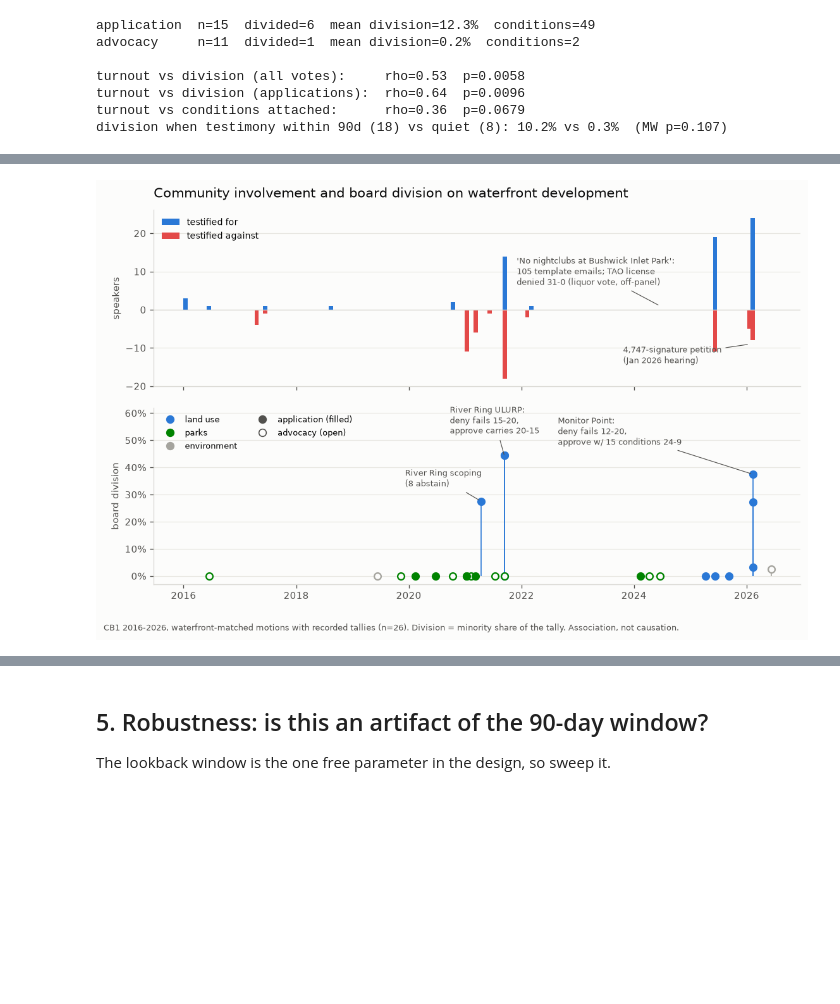
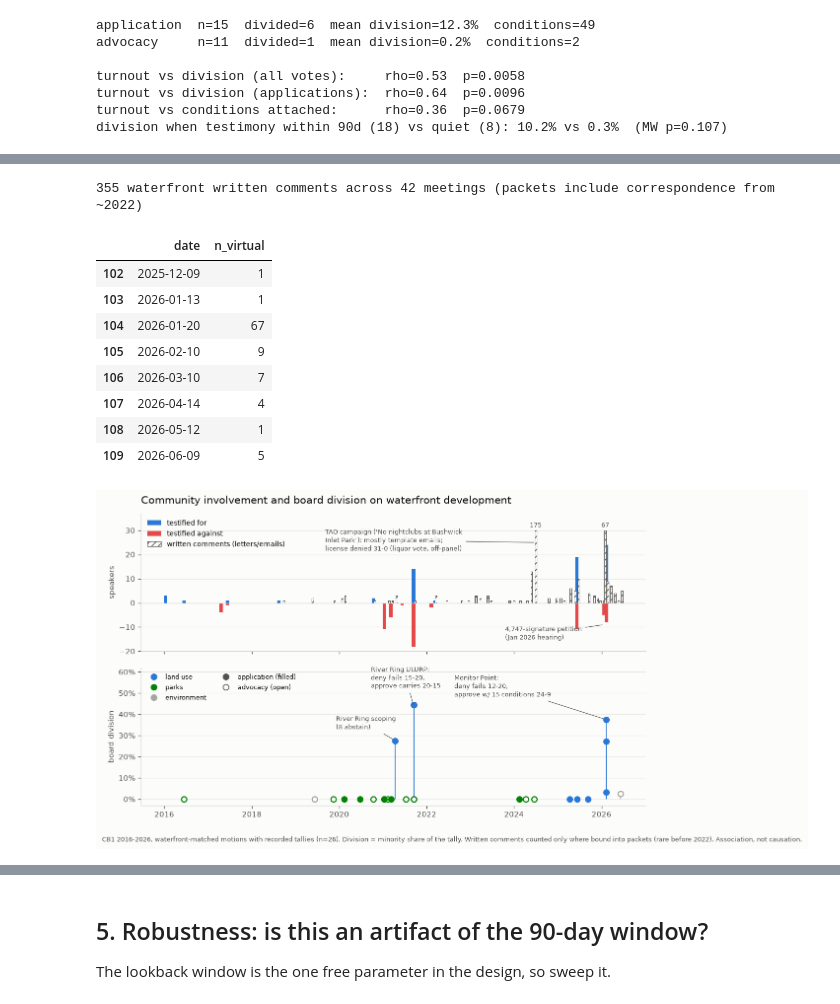
Before and after one commit to blowenstein0/cb1_data_analysis, a Jupyter notebook: analysis/does_showing_up_work.ipynb, the cells around one changed output, grey strips where cells are left out. Cells and saved outputs as stored; diff of their text form; code cells hidden in the pictures; blank space fills up the shorter version.

```diff
--- a/analysis/does_showing_up_work.ipynb
+++ b/analysis/does_showing_up_work.ipynb
@@ -266,3 +280,58 @@ division when testimony within 90d (18) vs quiet (8): 10.2% vs 0.3%  (MW p=0.107
+# %%
+import json
+from pathlib import Path
+
+_meet = json.loads(Path("../data/meetings.json").read_text())["meetings"]
+BOUND = re.compile(
+    r"From: [A-Z][A-Za-z .\u2019'-]{3,40}? Sent: |"
+    r"Dear (?:Chair|Chairperson|Community Board|CB ?1|Members|Board|Mr\.|Ms\.|"
+    r"Sir|Madam|District Manager)|To Whom It May Concern", re.I)
+WFC = re.compile(r"bushwick inlet|monitor point|river ring|quay|65 commercial|"
+                 r"waterfront|esplanade|demapp|inlet park|marsha p", re.I)
+
+_ocr = {}
+for _of in Path("../data/interim/ocr").glob("*.txt"):
+    sha, p = _of.stem.rsplit("-p", 1)
+    _ocr.setdefault(sha, []).append((int(p), _of))
+
+rows = []
+for mid, m in _meet.items():
+    att = ""
+    for f in m["files"]:
+        sha = f["sha256"]
+        sf = Path(f"../data/interim/segments/{sha}.json")
+        if not sf.exists():
+            continue
+        body = set(json.loads(sf.read_text())["body_pages"])
+        tp = Path(f"../data/interim/text/{sha}.json")
+        pages = json.loads(tp.read_text()) if tp.exists() else []
+        att += " ".join(p for i, p in enumerate(pages) if i not in body)
+        for pno, of in _ocr.get(sha, []):
+            if pno not in body:
+                att += " " + of.read_text()
+    t = " ".join(att.split())
+    idxs = [b.start() for b in BOUND.finditer(t)]
+    wf_items = 0
+    for j, st in enumerate(idxs):
+        end = idxs[j + 1] if j + 1 < len(idxs) else min(st + 1500, len(t))
+        if WFC.search(t[st:end]):
+            wf_items += 1
+    rows.append({"date": pd.Timestamp(m["date"]), "n_virtual": wf_items})
+corr_pm = pd.DataFrame(rows).query("n_virtual > 0").sort_values("date")
+print(f"{corr_pm.n_virtual.sum()} waterfront written comments across "
+      f"{len(corr_pm)} meetings (packets include correspondence from ~2022)")
+corr_pm.tail(8)
+# %% [output]
+355 waterfront written comments across 42 meetings (packets include correspondence from ~2022)
+|  | date | n_virtual |
+| 102 | 2025-12-09 | 1 |
+| 103 | 2026-01-13 | 1 |
+| 104 | 2026-01-20 | 67 |
+| 105 | 2026-02-10 | 9 |
+| 106 | 2026-03-10 | 7 |
+| 107 | 2026-04-14 | 4 |
+| 108 | 2026-05-12 | 1 |
+| 109 | 2026-06-09 | 5 |
 # %%
 per_meet = q(f"""
     SELECT m.date,
@@ -290,6 +359,14 @@ for ax in (ax1, ax2):
 ax1.bar(per_meet.date, per_meet.n_for, width=W, color=BLUE, label="testified for")
 ax1.bar(per_meet.date, -per_meet.n_against, width=W, color=RED,
         label="testified against")
+VBAR = corr_pm.set_index("date").n_virtual
+ax1.bar(VBAR.index + pd.Timedelta(days=11), VBAR.clip(upper=30), width=W * 0.55,
+        facecolor=SURFACE, edgecolor=INK2, hatch="///", lw=0.6,
+        label="written comments (letters/emails)")
+for d, nv in VBAR[VBAR > 30].items():
+    ax1.annotate(f"{nv}", (d + pd.Timedelta(days=11), 30.7), ha="center",
+                 va="bottom", fontsize=8, color=INK2)
+ax1.set_ylim(-20, 37)
 ax1.axhline(0, color="#d8d7d2", lw=0.8)
 ax1.set_ylabel("speakers", fontsize=9, color=INK2)
 ax1.legend(loc="upper left", frameon=False, fontsize=8.5)
@@ -299,8 +376,8 @@ ax1.annotate("4,747-signature petition\n(Jan 2026 hearing)",
              (pd.Timestamp("2026-01-20"), -9), xytext=(-120, -18),
              textcoords="offset points", fontsize=8, color=INK2,
              arrowprops=dict(arrowstyle="-", color=INK2, lw=0.7))
-ax1.annotate("'No nightclubs at Bushwick Inlet Park':\n105 template emails; TAO license\ndenied 31-0 (liquor vote, off-panel)",
-             (pd.Timestamp("2024-06-18"), 1), xytext=(-136, 20),
+ax1.annotate("TAO campaign ('No nightclubs at Bushwick\nInlet Park'): mostly template emails;\nlicense denied 31-0 (liquor vote, off-panel)",
+             (pd.Timestamp("2024-06-29"), 25), xytext=(-256, -10),
              textcoords="offset points", fontsize=8, color=INK2,
              arrowprops=dict(arrowstyle="-", color=INK2, lw=0.7))
 ax1.set_title("Community involvement and board division on waterfront development",
@@ -317,35 +394,36 @@ for (topic, kind), g in wfv.groupby(["topic_category", "kind"]):
 ax2.set_ylabel("board division", fontsize=9, color=INK2)
 ax2.set_ylim(-0.03, 0.62)
 ax2.yaxis.set_major_formatter(lambda x, _: f"{x:.0%}")
 from matplotlib.lines import Line2D
 handles = [
     Line2D([], [], marker="o", ls="", mfc=BLUE, mec=BLUE, ms=7, label="land use"),
     Line2D([], [], marker="o", ls="", mfc=GREEN, mec=GREEN, ms=7, label="parks"),
     Line2D([], [], marker="o", ls="", mfc=GRAY, mec=GRAY, ms=7, label="environment"),
     Line2D([], [], marker="o", ls="", mfc=INK2, mec=INK2, ms=7, label="application (filled)"),
     Line2D([], [], marker="o", ls="", mfc=SURFACE, mec=INK2, ms=7, label="advocacy (open)"),
 ]
 ax2.legend(handles=handles, loc="upper left", frameon=False, fontsize=8, ncol=2)
 ax2.grid(axis="y", color="#e8e7e2", lw=0.7)
 ax2.set_axisbelow(True)
 ax2.annotate("River Ring scoping\n(8 abstain)", (pd.Timestamp("2021-04-13"), 0.276),
              xytext=(-72, 14), textcoords="offset points", fontsize=8, color=INK2,
              arrowprops=dict(arrowstyle="-", color=INK2, lw=0.7))
 ax2.annotate("River Ring ULURP:\ndeny fails 15-20,\napprove carries 20-15",
              (pd.Timestamp("2021-09-14"), 0.44), xytext=(-52, 22),
              textcoords="offset points", fontsize=8, color=INK2,
              arrowprops=dict(arrowstyle="-", color=INK2, lw=0.7))
 ax2.annotate("Monitor Point:\ndeny fails 12-20,\napprove w/ 15 conditions 24-9",
              (pd.Timestamp("2026-02-10"), 0.375), xytext=(-185, 28),
              textcoords="offset points", fontsize=8, color=INK2,
              arrowprops=dict(arrowstyle="-", color=INK2, lw=0.7))
 fig.text(0.065, 0.015,
          "CB1 2016-2026, waterfront-matched motions with recorded tallies (n=26). "
-         "Division = minority share of the tally. Association, not causation.",
+         "Division = minority share of the tally. Written comments counted only "
+         "where bound into packets (rare before 2022). Association, not causation.",
          fontsize=8, color=INK2)
 plt.show()
 # %% [output]
-[figure, old version]
+[figure, new version]
 # %% [markdown]
 **Reading the figure.** The bottom panel's flat baseline from 2016
 through 2020 is the *ritual decade*: waterfront advocacy motions passing
```
Also changed, not shown: parts of 3 cells of this notebook.
